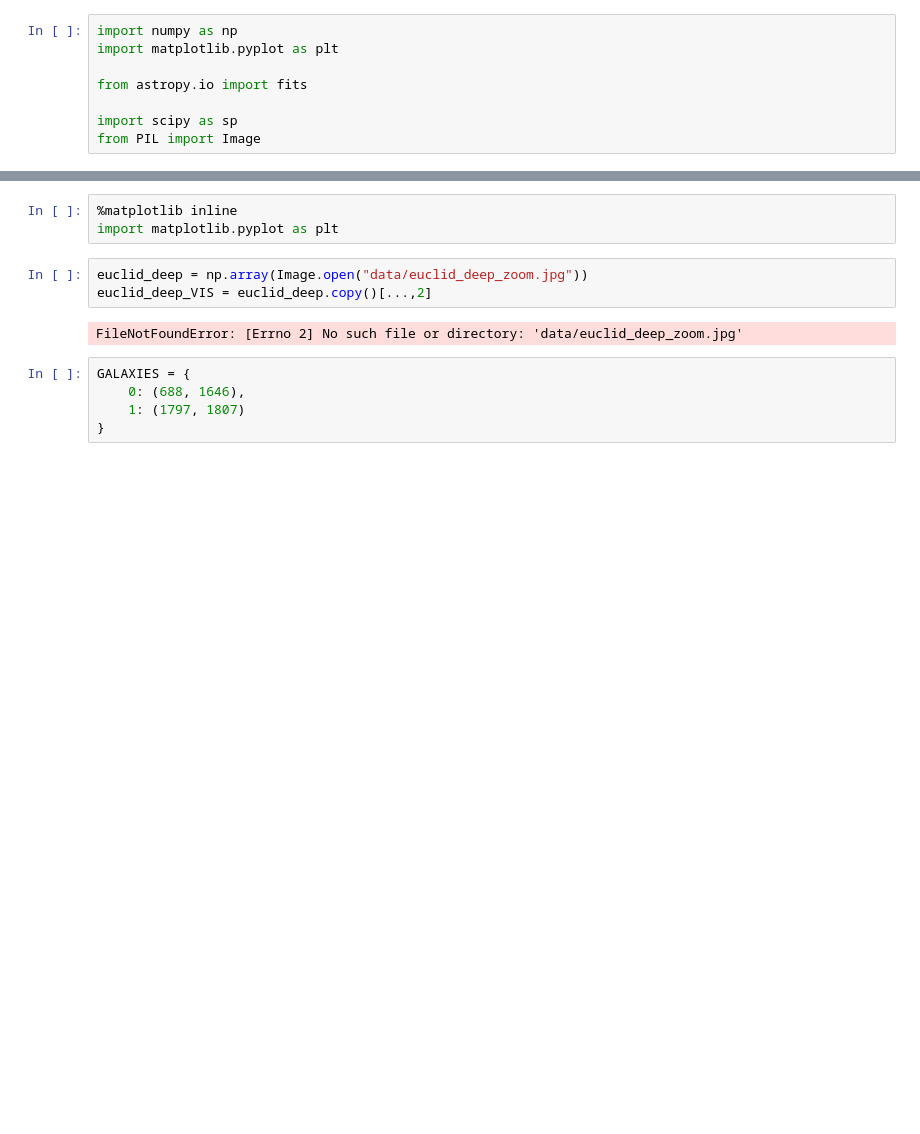
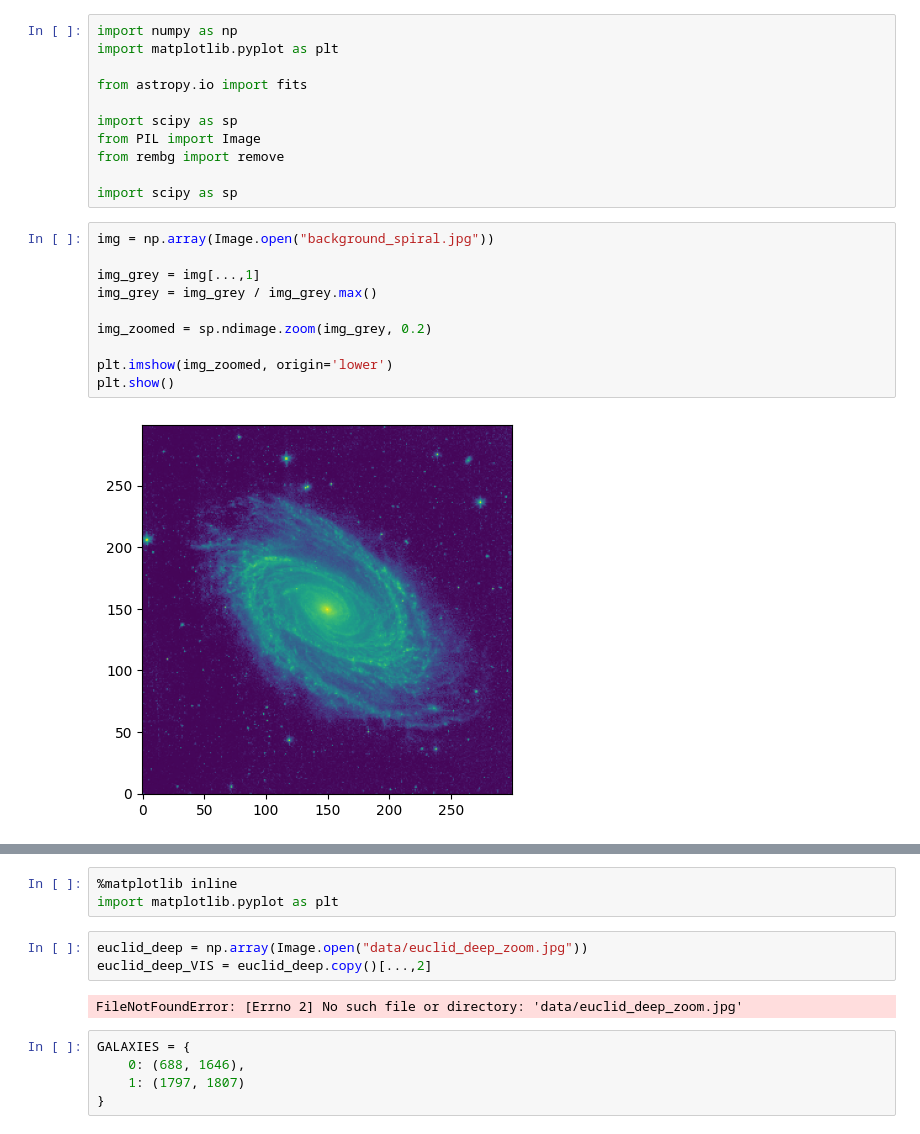
Before and after one commit to OliverRedhead/Gravitational-Lensing, a Jupyter notebook: lens_generator_oli/data/image_processing.ipynb, the cells around one changed output, grey strips where cells are left out. Drawn from its saved outputs; the diff is of its cells as text; blank space fills up the shorter version.

```diff
--- a/lens_generator_oli/data/image_processing.ipynb
+++ b/lens_generator_oli/data/image_processing.ipynb
@@ -6,3 +6,18 @@ from astropy.io import fits
 
 import scipy as sp
 from PIL import Image
+from rembg import remove
+
+import scipy as sp
+# %%
+img = np.array(Image.open("background_spiral.jpg"))
+
+img_grey = img[...,1]
+img_grey = img_grey / img_grey.max()
+
+img_zoomed = sp.ndimage.zoom(img_grey, 0.2)
+
+plt.imshow(img_zoomed, origin='lower')
+plt.show()
+# %% [output]
+[figure, added]
```
Also changed, not shown: parts of 7 cells of this notebook, 24 other files.
